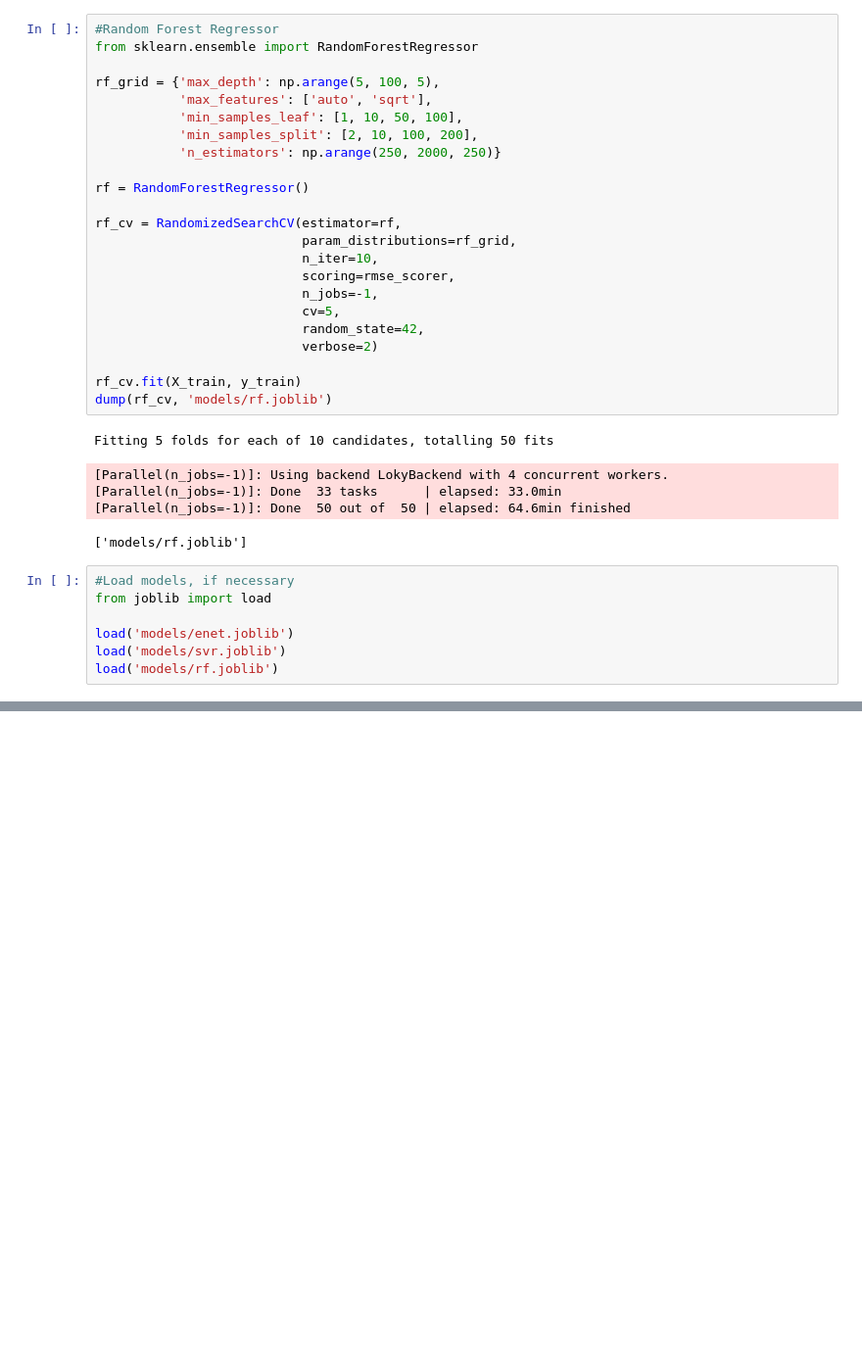
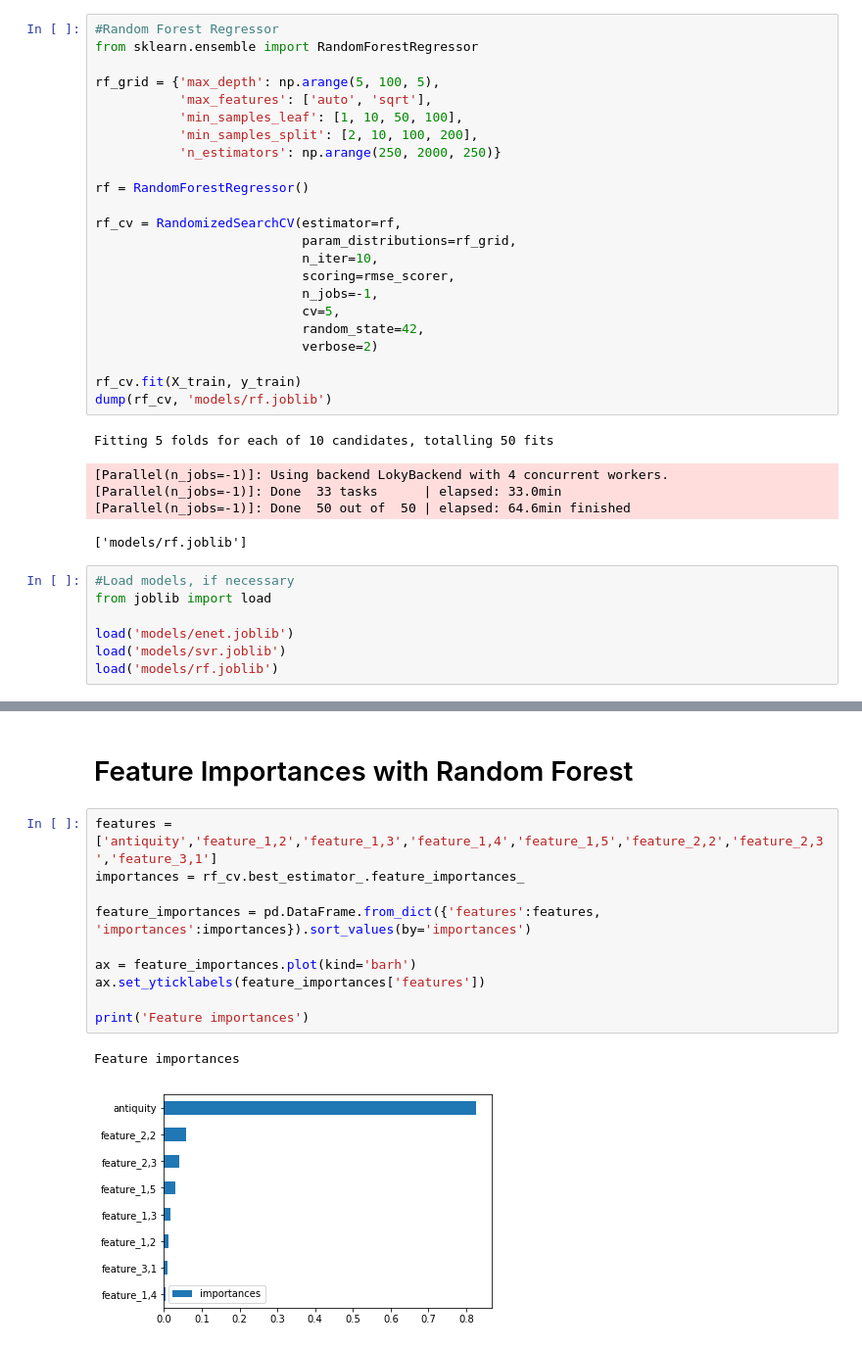
Before and after one commit to mateoarv/kaggle-elo, a Jupyter notebook: elo-train-eda.ipynb, the cells around one changed output, grey strips where cells are left out. Shown at 98% size. Cells and saved outputs as stored; diff of their text form; blank space fills up the shorter version.

```diff
--- a/elo-train-eda.ipynb
+++ b/elo-train-eda.ipynb
@@ -350,0 +421,15 @@ for model in models:
+# %% [markdown]
+# Feature Importances with Random Forest
+# %%
+features = ['antiquity','feature_1,2','feature_1,3','feature_1,4','feature_1,5','feature_2,2','feature_2,3','feature_3,1']
+importances = rf_cv.best_estimator_.feature_importances_
+
+feature_importances = pd.DataFrame.from_dict({'features':features, 'importances':importances}).sort_values(by='importances')
+
+ax = feature_importances.plot(kind='barh')
+ax.set_yticklabels(feature_importances['features'])
+
+print('Feature importances')
+# %% [output]
+Feature importances
+[figure, added]
```
Also changed, not shown: parts of 4 cells of this notebook.
